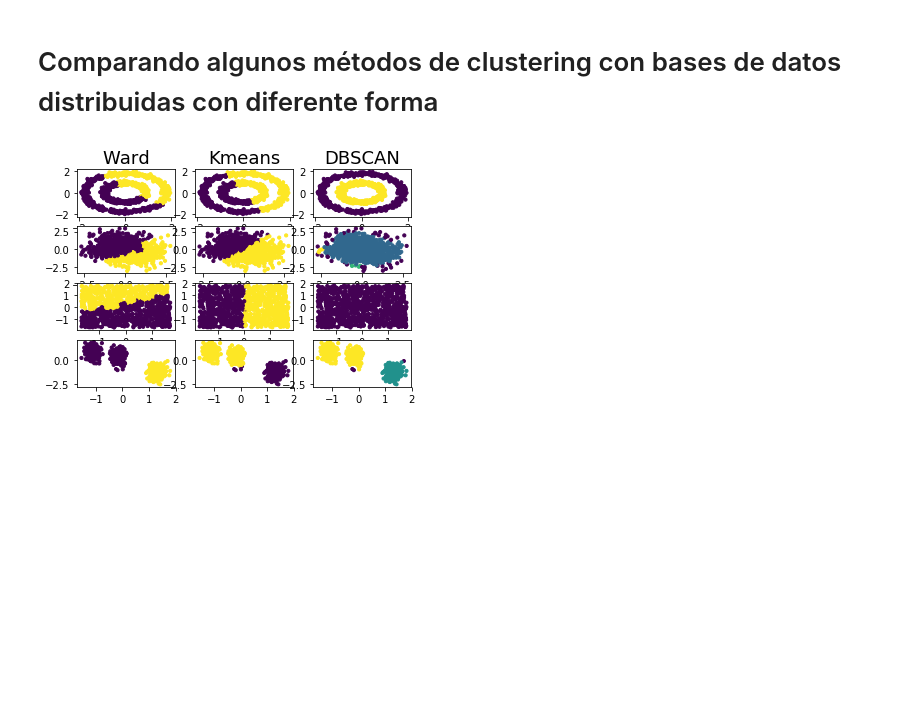
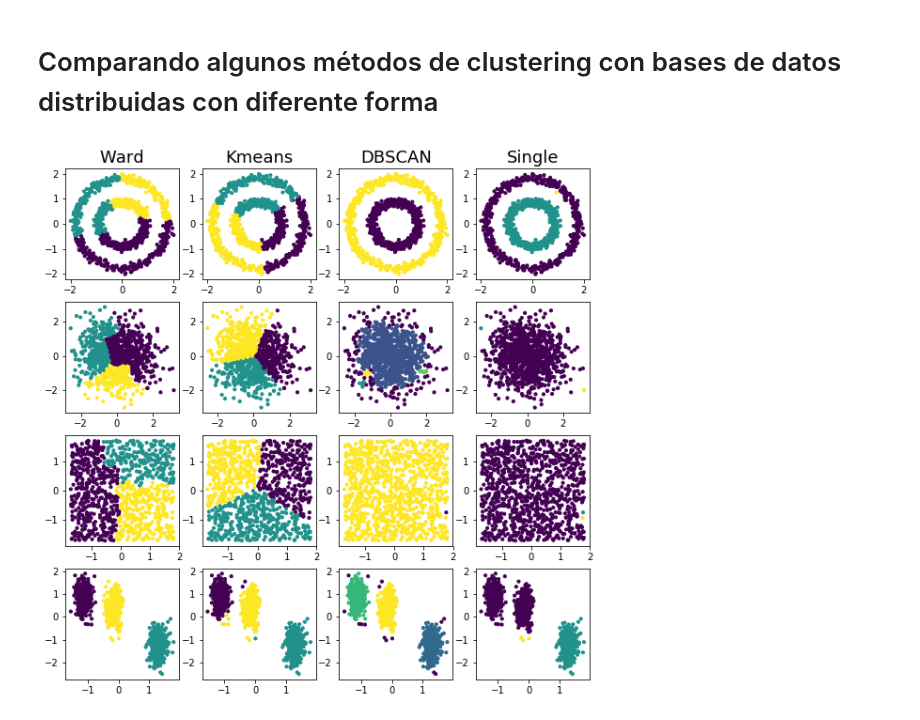
Before and after one commit to ibonetc/Inteligencia_Artificial, a Jupyter notebook: Clustering.ipynb, the cells around one changed output. Drawn from its saved outputs; the diff is of its cells as text; code cells hidden in the pictures; blank space fills up the shorter version.

```diff
--- a/Clustering.ipynb
+++ b/Clustering.ipynb
@@ -47,28 +47,29 @@ plt.scatter(X[:, 0], X[:, 1], s=10, c=y_pred)
 # Comparando algunos métodos de clustering con bases de datos distribuidas con diferente forma
 # %%
 datasets = [noisy_circles, noisy_moons,no_structure,blobs]
-
+k=3
 index_plot=1
-
+plt.figure(figsize=(10,10))
 for i_dataset, dataset in enumerate(datasets):
   X, y = dataset
   X = StandardScaler().fit_transform(X)
   k_means=cluster.KMeans(n_clusters=k)
   ward = cluster.AgglomerativeClustering(n_clusters=k, linkage='ward')
-  dbscan = cluster.DBSCAN(eps=.3)
-  cluster_methods=(('Ward', ward),('Kmeans', k_means),('DBSCAN', dbscan))
+  single = cluster.AgglomerativeClustering(n_clusters=k, linkage='single')
+  dbscan = cluster.DBSCAN(eps=.2)
+  cluster_methods=(('Ward', ward),('Kmeans', k_means),('DBSCAN', dbscan),('Single',single))
   for name, algorithm in cluster_methods:
     algorithm.fit(X)
     if hasattr(algorithm, 'labels_'):
         y_pred = algorithm.labels_.astype(np.int)
     else:
         y_pred = algorithm.predict(X)
     plt.subplot(len(datasets), len(cluster_methods), index_plot)
     if i_dataset == 0:
             plt.title(name, size=18)
 
     plt.scatter(X[:, 0], X[:, 1], s=10, c=y_pred)
     index_plot+=1
 plt.show()
 # %% [output]
-[figure, old version]
+[figure, new version]
```
Also changed, not shown: parts of 3 cells of this notebook.
